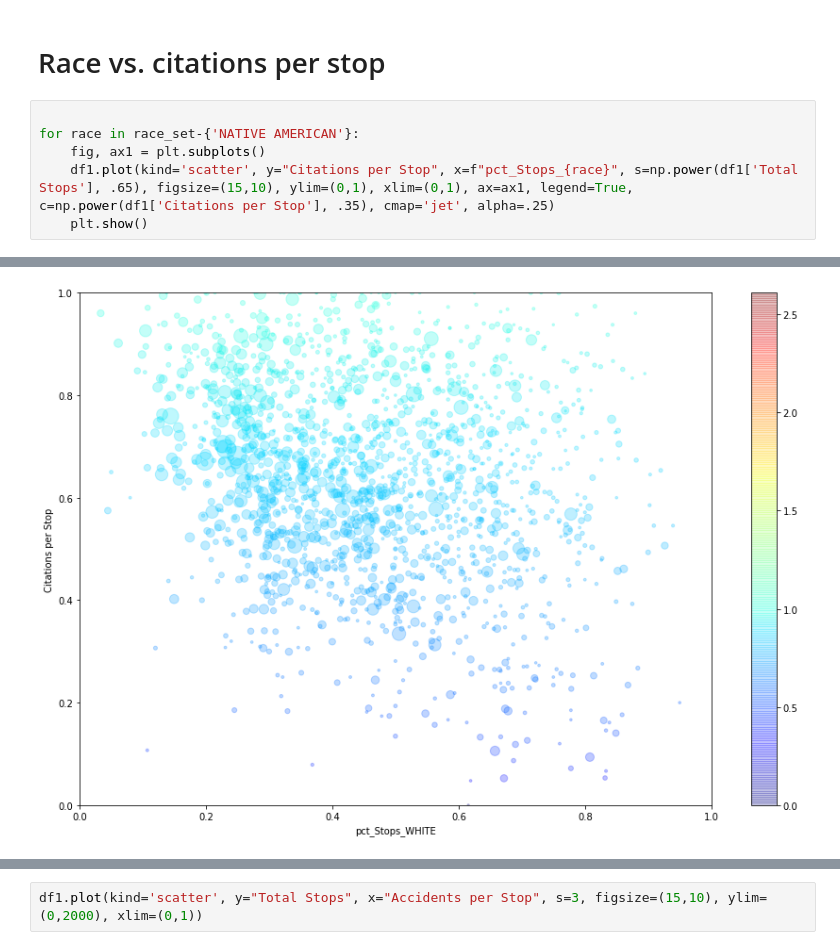
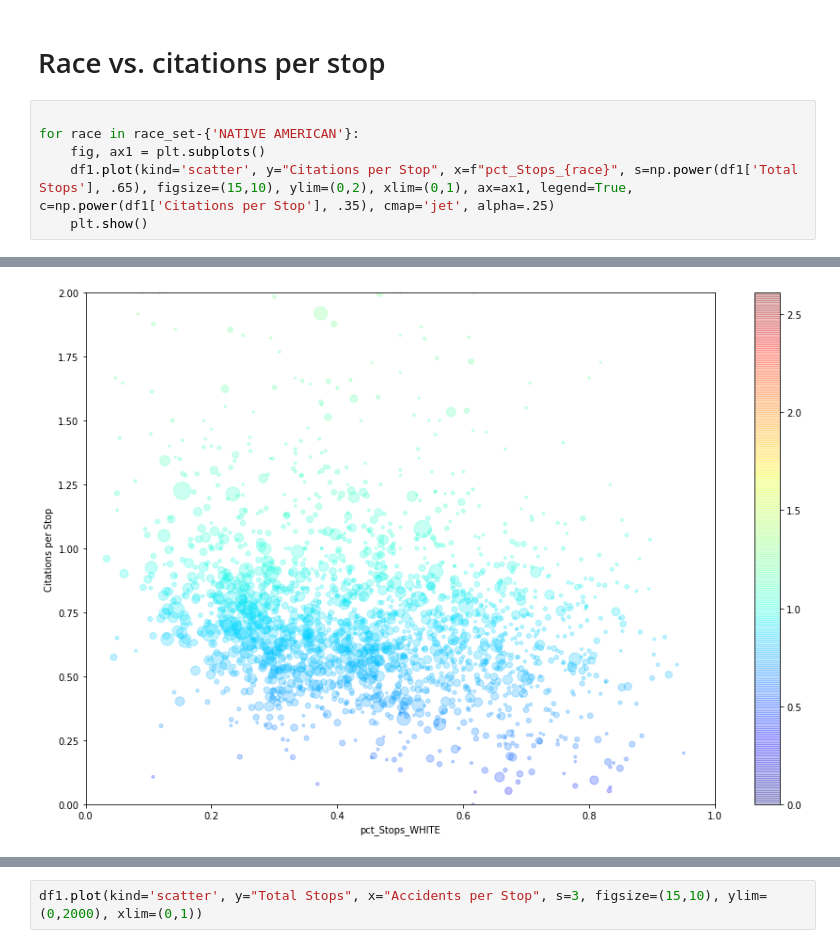
Before and after one commit to m-gaster/MC-Policing, a Jupyter notebook: Police Activity vs. Accidents, Injuries, and Fatalities.ipynb, the cells around one changed output, grey strips where cells are left out. Cells and saved outputs as stored; diff of their text form.

```diff
--- a/Police Activity vs. Accidents, Injuries, and Fatalities.ipynb
+++ b/Police Activity vs. Accidents, Injuries, and Fatalities.ipynb
@@ -423,6 +422,6 @@ Race explains 25% of the variation in MCPD stops.
 
 for race in race_set-{'NATIVE AMERICAN'}:
     fig, ax1 = plt.subplots()
-    df1.plot(kind='scatter', y="Citations per Stop", x=f"pct_Stops_{race}", s=np.power(df1['Total Stops'], .65), figsize=(15,10), ylim=(0,1), xlim=(0,1), ax=ax1, legend=True, c=np.power(df1['Citations per Stop'], .35), cmap='jet', alpha=.25)
+    df1.plot(kind='scatter', y="Citations per Stop", x=f"pct_Stops_{race}", s=np.power(df1['Total Stops'], .65), figsize=(15,10), ylim=(0,2), xlim=(0,1), ax=ax1, legend=True, c=np.power(df1['Citations per Stop'], .35), cmap='jet', alpha=.25)
     plt.show()
 # %% [output]
@@ -430 +429 @@ for race in race_set-{'NATIVE AMERICAN'}:
-[figure, old version]
+[figure, new version]
```
Also changed, not shown: parts of 5 cells of this notebook.
